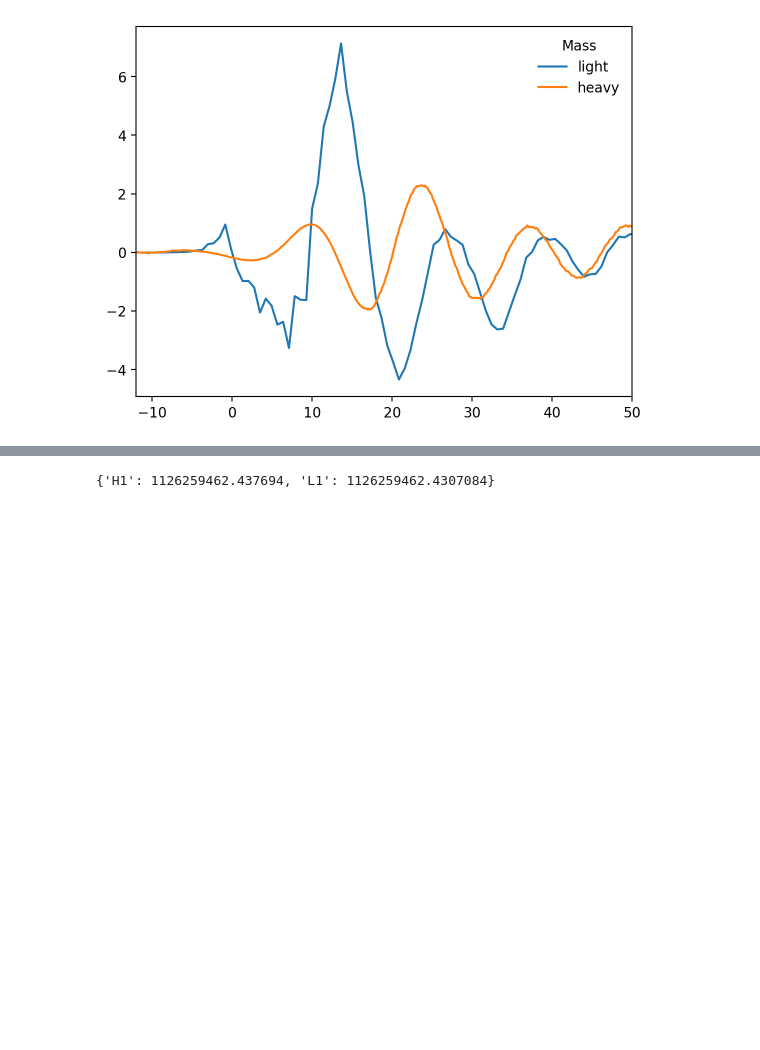
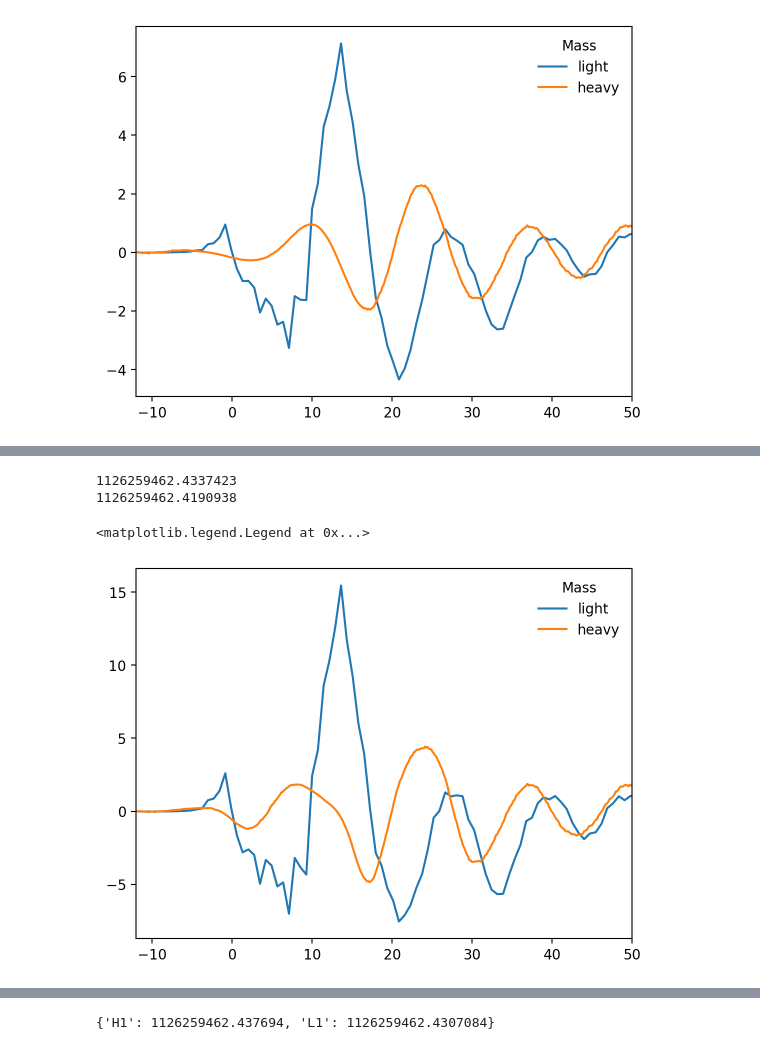
Before and after one commit to nkhusid/spectroscopic_injections, a Jupyter notebook: notebooks/NR_injections.ipynb, the cells around one changed output, grey strips where cells are left out. Drawn from its saved outputs; the diff is of its cells as text; code cells hidden in the pictures; blank space fills up the shorter version.

```diff
--- a/notebooks/NR_injections.ipynb
+++ b/notebooks/NR_injections.ipynb
@@ -147,3 +208,23 @@ plt.legend(title='Mass', frameon=False)
+# %%
+for fit, label in zip([fit_light_el, fit_heavy_el], ['light', 'heavy']):
+
+    config = ast.literal_eval(fit.attrs['config'])
+    TM = rd.qnms.T_MSUN * float(config['model']['m_min']) * 2
+
+    wd = fit.whiten(fit.analysis_data)
+    print(wd['H1'].time.values[0])
+    l, = plt.plot((wd['H1'].time.values - fit_peak.start_times['H1']) / TM, wd['H1'].values, label=label)
+    # start = fit.start_times['H1']
+    # # plt.axvline(start, c='k', ls='--')
+
+    # # plt.axvspan(start-12*TM, start+12*TM, color='k', lw=0, alpha=0.2)
+plt.xlim(-12, 50)
+plt.legend(title='Mass', frameon=False)
+# %% [output]
+1126259462.4337423
+1126259462.4190938
+<matplotlib.legend.Legend at 0x...>
+[figure, added]
 # %%
 fig, ax = plt.subplots(figsize=(10, 3), layout='constrained')
 
```
Also changed, not shown: parts of 13 cells of this notebook, 2 other files.
